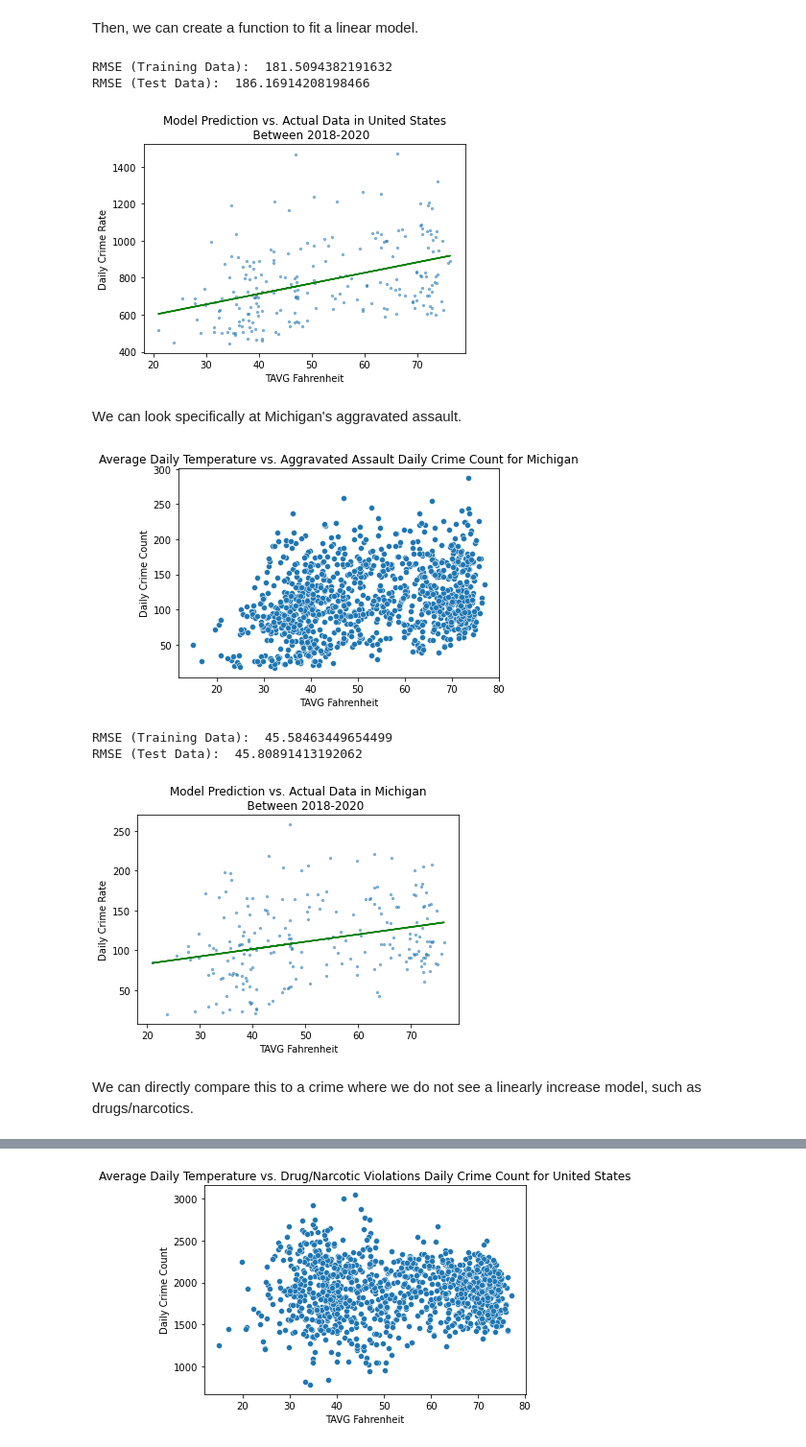
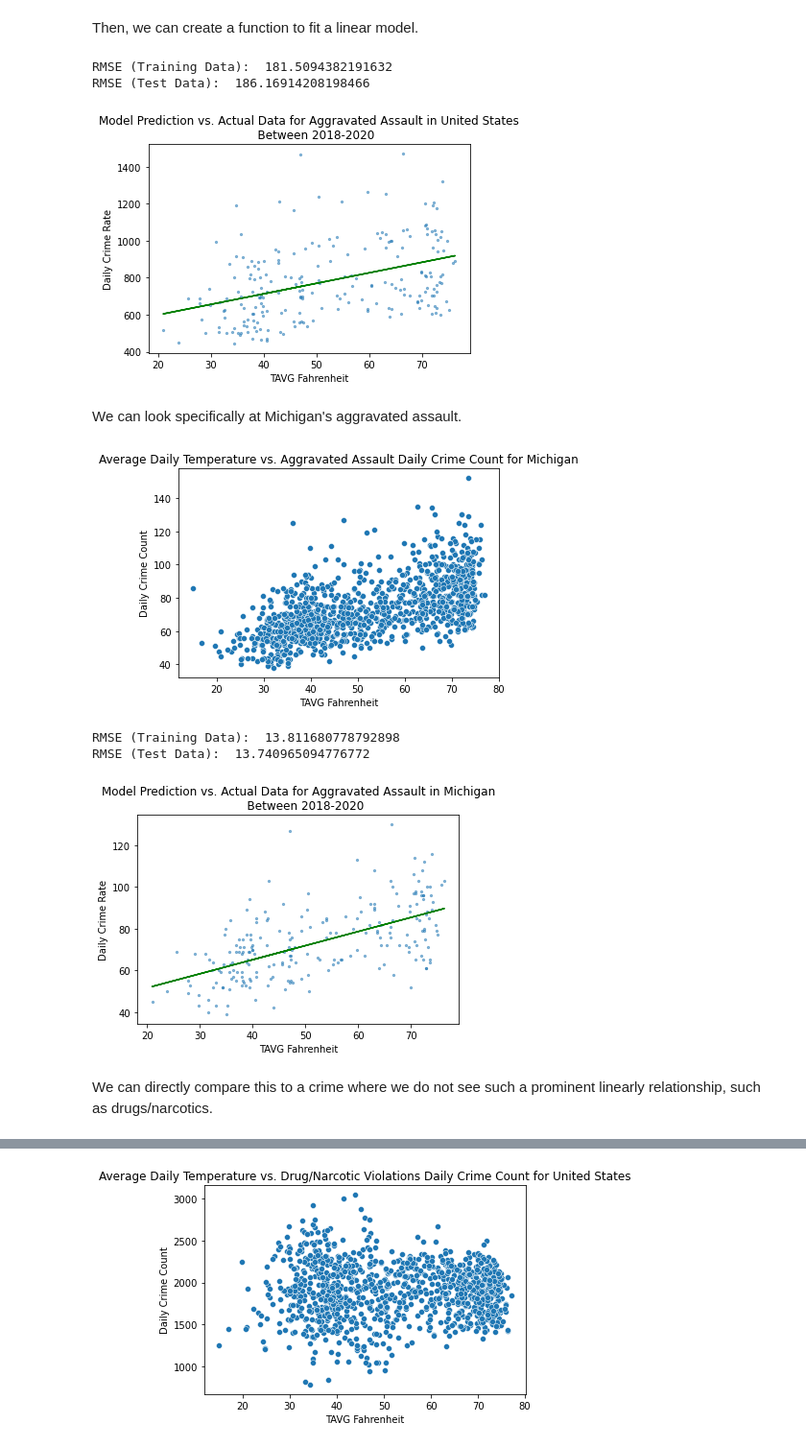
Before and after one commit to gavintchan/data200-grad-project, a Jupyter notebook: analysis/data200_grad_project.ipynb, the cells around one changed output, grey strips where cells are left out. Shown at 96% size. Drawn from its saved outputs; the diff is of its cells as text; code cells hidden in the pictures.

Commit message:
finished graphing and sanity check michigan z-score

```diff
--- a/analysis/data200_grad_project.ipynb
+++ b/analysis/data200_grad_project.ipynb
@@ -444,3 +444,11 @@ df_weather_texas
+# %%
+with open(FBI_CRIME_2020_PATH) as file:
+    count = 0
+    for line in file:
+        print(line)
+        count+=1
+        if count > 20:
+            break
 # %%
 # read through each line of the FBI data and extract the line
 # if it is an offence (code 02)
@@ -1607,54 +1675,54 @@ df_agg_assault
 # %% [markdown]
 Then, we can create a function to fit a linear model.
 # %%
-def linear_model_crime(data, location):
+def linear_model_crime(data, crime, location):
     train, test = train_test_split(data, test_size = 0.20, random_state = 42)
 
     X_train = train['TAVG Fahrenheit'].to_numpy().reshape(-1, 1)
     X_test = test['TAVG Fahrenheit'].to_numpy().reshape(-1, 1)
     y_train = train['Daily Crime Count'].to_numpy().reshape(-1, 1)
     y_test = test['Daily Crime Count'].to_numpy().reshape(-1, 1)
 
     linear_model = lm.LinearRegression(fit_intercept=True)
     linear_model.fit(X_train, y_train)
 
     y_predicted = linear_model.predict(X_test)
 
     plt.scatter(X_test, y_test, alpha = 0.5, s=5)
     plt.plot(X_test, y_predicted, color='g')
-    plt.title('Model Prediction vs. Actual Data in {}\n\
-    Between 2018-2020'.format(location))
+    plt.title('Model Prediction vs. Actual Data for {} in {}\n\
+    Between 2018-2020'.format(crime, location))
     plt.xlabel('TAVG Fahrenheit')
     plt.ylabel('Daily Crime Rate');
 
     print('RMSE (Training Data): ',rmse(linear_model.predict(X_train), y_train))
     print('RMSE (Test Data): ',rmse(y_predicted, y_test))
 
-linear_model_crime(df_agg_assault, location)
+linear_model_crime(df_agg_assault, crime, location_str)
 # %% [output]
 RMSE (Training Data):  181.5094382191632
 RMSE (Test Data):  186.16914208198466
-[figure, old version]
+[figure, new version]
 # %% [markdown]
 We can look specifically at Michigan's aggravated assault.
 # %%
 crime='Aggravated Assault'
 location_str='Michigan'
-state_code = 42 # michigan has state code 42
+state_code = 21 # michigan has state code 21
 df_agg_assault_MI = get_combined_df_specific_crime(df_states_weather_years,
                                                    df_crime_data,
                                                    crime,
                                                    location_str,
-                                                   state_code=42)
+                                                   state_code=21)
 # %% [output]
-[figure, old version]
+[figure, new version]
 # %%
-linear_model_crime(df_agg_assault_MI, location_str)
+linear_model_crime(df_agg_assault_MI, crime, location_str)
 # %% [output]
-RMSE (Training Data):  45.58463449654499
-RMSE (Test Data):  45.80891413192062
+RMSE (Training Data):  13.811680778792898
+RMSE (Test Data):  13.740965094776772
-[figure, old version]
+[figure, new version]
 # %% [markdown]
-We can directly compare this to a crime where we do not see a linearly increase model, such as drugs/narcotics.
+We can directly compare this to a crime where we do not see such a prominent linearly relationship, such as drugs/narcotics.
 # %%
 crime='Drug/Narcotic Violations'
```
Also changed, not shown: parts of 22 cells of this notebook.
